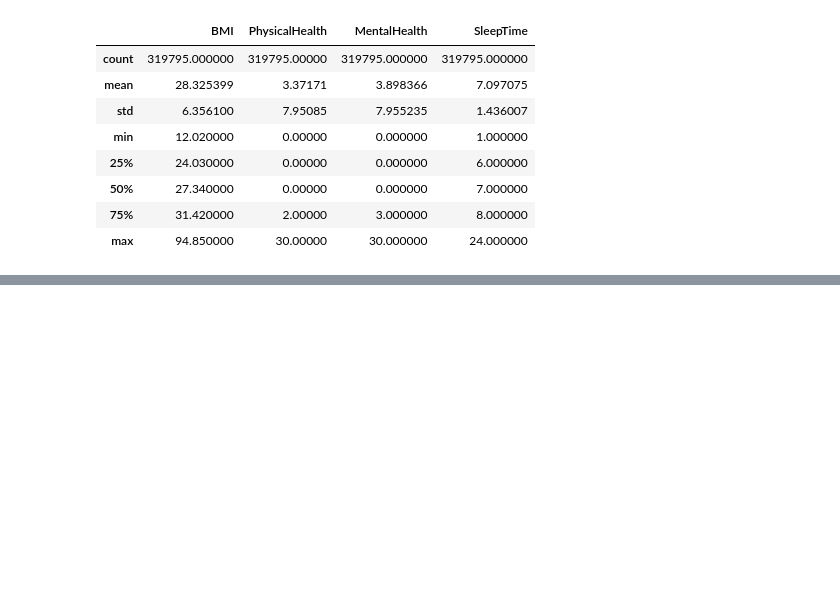
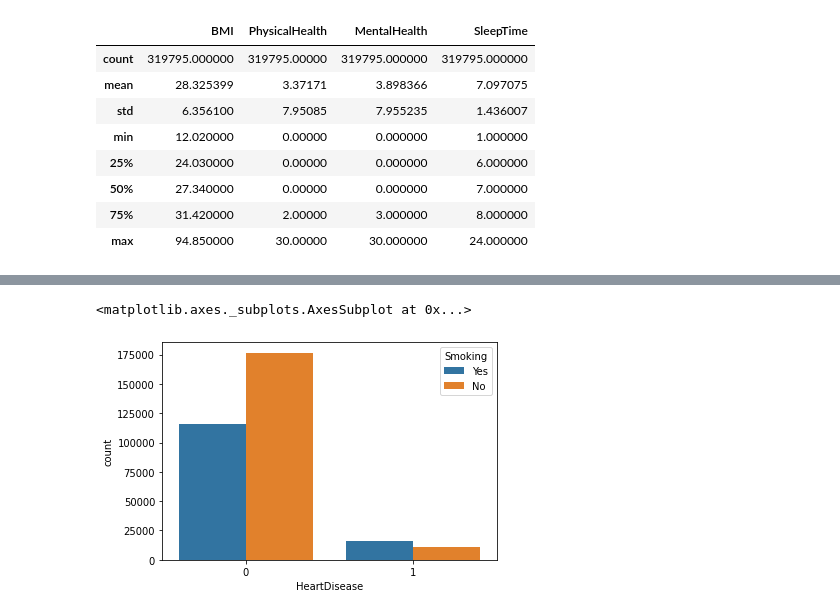
Before and after one commit to dev30k/Google-colabs, a Jupyter notebook: heart.ipynb, the cells around one changed output, grey strips where cells are left out. Saved outputs shown, nothing was run; the diff lists cells and outputs as text; code cells hidden in the pictures; blank space fills up the shorter version.

```diff
--- a/heart.ipynb
+++ b/heart.ipynb
@@ -78,3 +78,8 @@ data.describe()
 | 50% | 27.340000 | 0.00000 | 0.000000 | 7.000000 |
 | 75% | 31.420000 | 2.00000 | 3.000000 | 8.000000 |
 | max | 94.850000 | 30.00000 | 30.000000 | 24.000000 |
+# %%
+data.head(5)
+from sklearn.preprocessing import LabelEncoder
+labelencoder = LabelEncoder()
+data['HeartDisease']=labelencoder.fit_transform(data['HeartDisease'])
@@ -80,0 +95,5 @@ data.describe()
+# %%
+sns.countplot(x="HeartDisease",hue="Smoking",data=data)
+# %% [output]
+<matplotlib.axes._subplots.AxesSubplot at 0x...>
+[figure, added]
```
Also changed, not shown: parts of 3 cells of this notebook.
